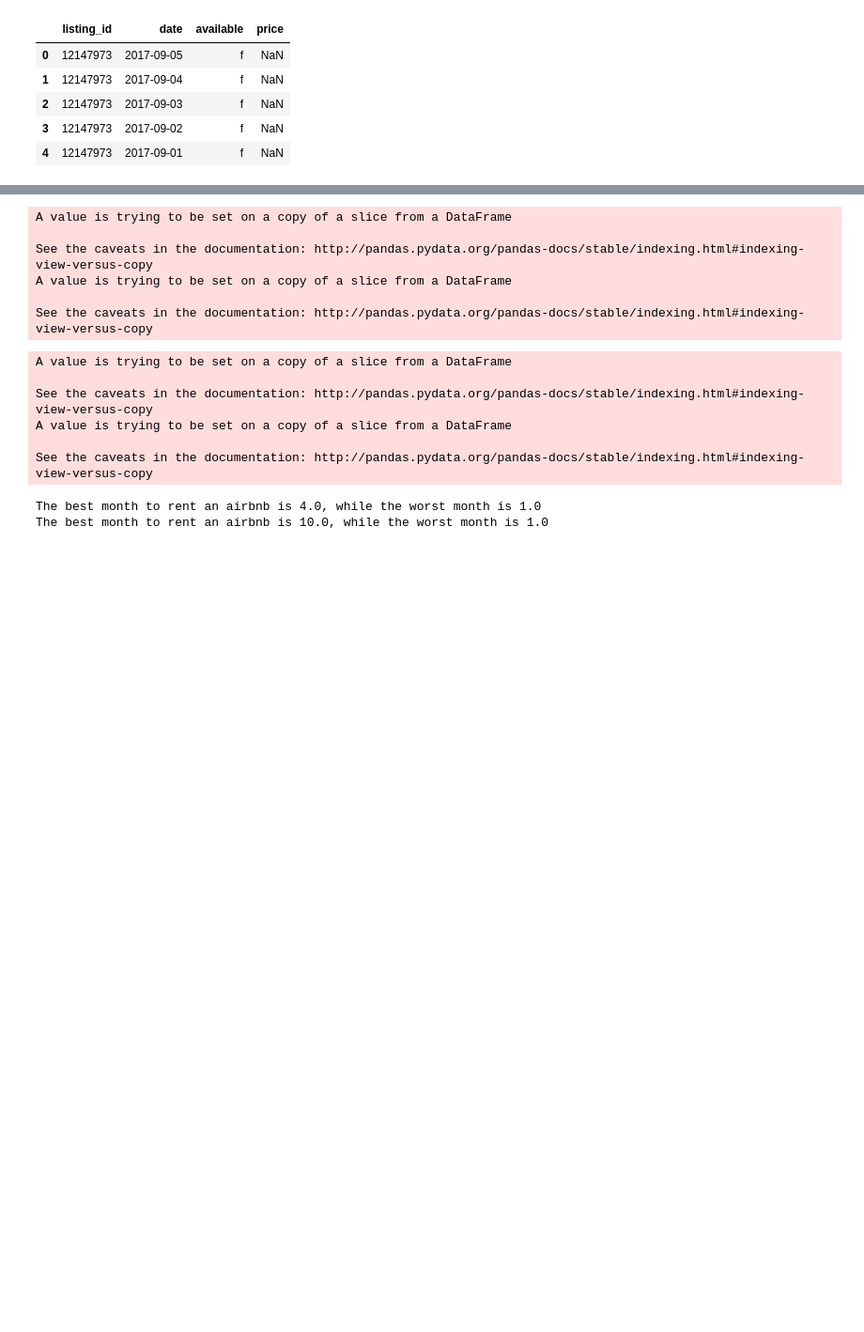
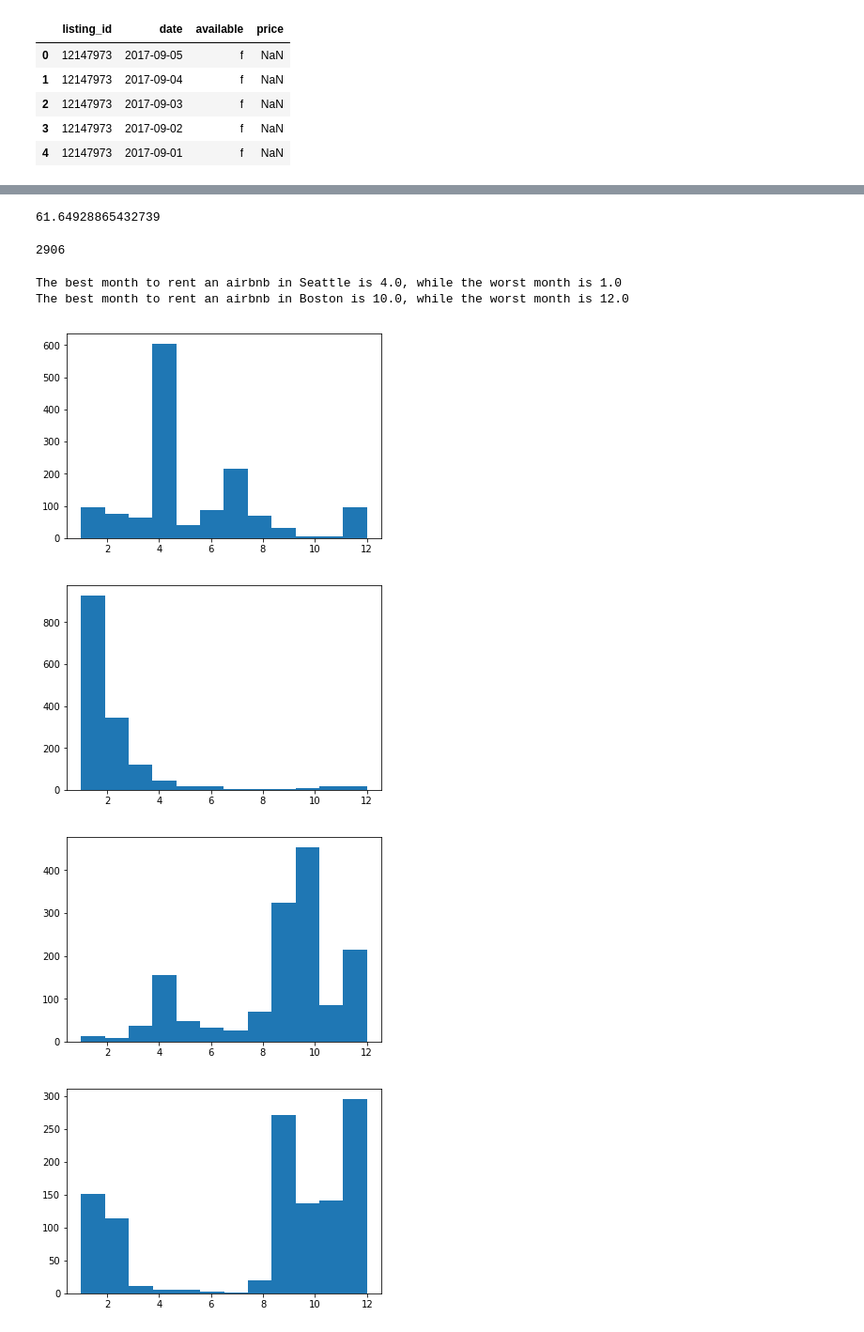
Before and after one commit to Duratorre/AirBnB-Data-Analysis, a Jupyter notebook: Analysis.ipynb, the cells around one changed output, grey strips where cells are left out. Shown at 94% size. Saved outputs shown, nothing was run; the diff lists cells and outputs as text; code cells hidden in the pictures; blank space fills up the shorter version.

Commit message:
Refactored code for calendar analysis, introduced histograms for max and min

```diff
--- a/Analysis.ipynb
+++ b/Analysis.ipynb
@@ -130,36 +126,43 @@ def get_extremes(df, values, index, columns, aggfunc):
     existing columns
     '''
 
+    # make a pivot out of the input df
     df_pivot = df.pivot_table(values=values, index=index, columns=columns, aggfunc=aggfunc).reset_index()
+
+    # fill max and min with the indexes of the corresponding values
     df_pivot['max'] = df_pivot.drop(columns=df_pivot.columns[0]).idxmax(axis=1, skipna=True)
     df_pivot['min'] = df_pivot.drop(columns=[df_pivot.columns[0], df_pivot.columns[-1]]).idxmin(axis=1, skipna=True)
     df_pivot.columns.name = None
 
-    for month in range(len(df_pivot['max'])):
-        if df_pivot['max'][month]==1:
-            if df_pivot[1][month]==df_pivot.drop(columns=[df_pivot.columns[0],df_pivot.columns[-1],df_pivot.columns[-2]]).loc[month].mean():
-                df_pivot['max'][month]=np.nan
-                df_pivot['min'][month]=np.nan
+    # remove max e min for those rows with constant price throughout the year
+    df_pivot.loc[(df_pivot['max']==df_pivot['min']),['max', 'min']] = np.nan
+
+    for i in range(df_pivot.shape[0]):
+        # remove max for those rows where the max appears more than once
+        if sum(df_pivot.iloc[i, 1:-2] == df_pivot.iloc[i, 1:-2].max()) > 1:
+            df_pivot.iloc[i, -2] = np.nan
+        # remove min for those rows where the min appears more than once
+        if sum(df_pivot.iloc[i, 1:-2] == df_pivot.iloc[i, 1:-2].min()) > 1:
+            df_pivot.iloc[i, -1] = np.nan
+
 
     return df_pivot
+# %%
+import time
+start = time.time()
+df_cal_sea_ext = get_extremes(df_cal_sea_form, values='price', index='listing_id', columns='month', aggfunc=np.nanmean)
+#df_cal_sea_ext.head()
+
+end = time.time()
+print(end - start)
+# %% [output]
+61.64928865432739
 # %%
-df_cal_sea_ext = get_extremes(df_cal_sea_form, values='price', index='listing_id', columns='month', aggfunc=np.nanmean)
+df_cal_bos_ext = get_extremes(df_cal_bos_form, values='price', index='listing_id', columns='month', aggfunc=np.nanmean)
+df_cal_bos_ext.head()
+df_cal_bos_ext.shape[0]
 # %% [output]
-A value is trying to be set on a copy of a slice from a DataFrame
-
-See the caveats in the documentation: http://pandas.pydata.org/pandas-docs/stable/indexing.html#indexing-view-versus-copy
-A value is trying to be set on a copy of a slice from a DataFrame
-
-See the caveats in the documentation: http://pandas.pydata.org/pandas-docs/stable/indexing.html#indexing-view-versus-copy
+2906
-# %%
-df_cal_bos_ext = get_extremes(df_cal_bos_form, values='price', index='listing_id', columns='month', aggfunc=np.nanmean)
-# %% [output]
-A value is trying to be set on a copy of a slice from a DataFrame
-
-See the caveats in the documentation: http://pandas.pydata.org/pandas-docs/stable/indexing.html#indexing-view-versus-copy
-A value is trying to be set on a copy of a slice from a DataFrame
-
-See the caveats in the documentation: http://pandas.pydata.org/pandas-docs/stable/indexing.html#indexing-view-versus-copy
 # %%
 # get the best and worst month to rent an airbnb
 best_sea = df_cal_sea_ext['max'].mode()
@@ -171,8 +174,28 @@ worst_bos = df_cal_bos_ext['min'].mode()
 #count = (df_cal_sea_ext['min'] == 1).sum()/df_cal_sea_ext['min'].size
 #count
 #best.values[0], worst.values[0]
-print('The best month to rent an airbnb is {}, while the worst month is {}'.format(best_sea.values[0], worst_sea.values[0]))
-print('The best month to rent an airbnb is {}, while the worst month is {}'.format(best_bos.values[0], worst_bos.values[0]))
+print('The best month to rent an airbnb in Seattle is {}, while the worst month is {}'.format(best_sea.values[0], worst_sea.values[0]))
+print('The best month to rent an airbnb in Boston is {}, while the worst month is {}'.format(best_bos.values[0], worst_bos.values[0]))
 # %% [output]
-The best month to rent an airbnb is 4.0, while the worst month is 1.0
-The best month to rent an airbnb is 10.0, while the worst month is 1.0
+The best month to rent an airbnb in Seattle is 4.0, while the worst month is 1.0
+The best month to rent an airbnb in Boston is 10.0, while the worst month is 12.0
+# %%
+# plot density probabilities of max and min for Seattle and Boston
+plt.hist(df_cal_sea_ext['max'], bins = 12)
+plt.show()
+
+plt.hist(df_cal_sea_ext['min'], bins = 12)
+plt.show()
+
+plt.hist(df_cal_bos_ext['max'], bins = 12)
+plt.show()
+
+plt.hist(df_cal_bos_ext['min'], bins = 12)
+plt.show()
+
+#trovare modo di abbellire gli istogrammi
+# %% [output]
+[figure, added]
+[figure, added]
+[figure, added]
+[figure, added]
```
Also changed, not shown: parts of 3 cells of this notebook.
